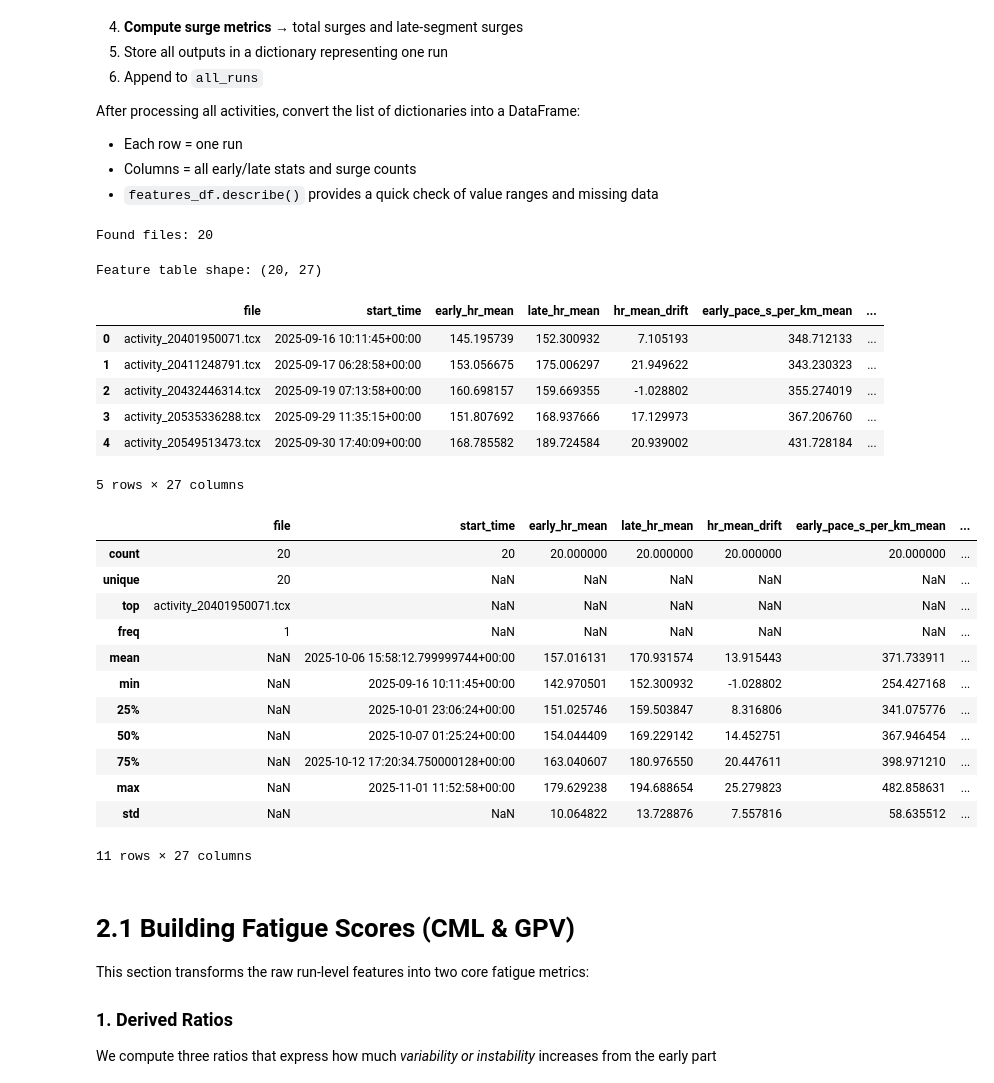
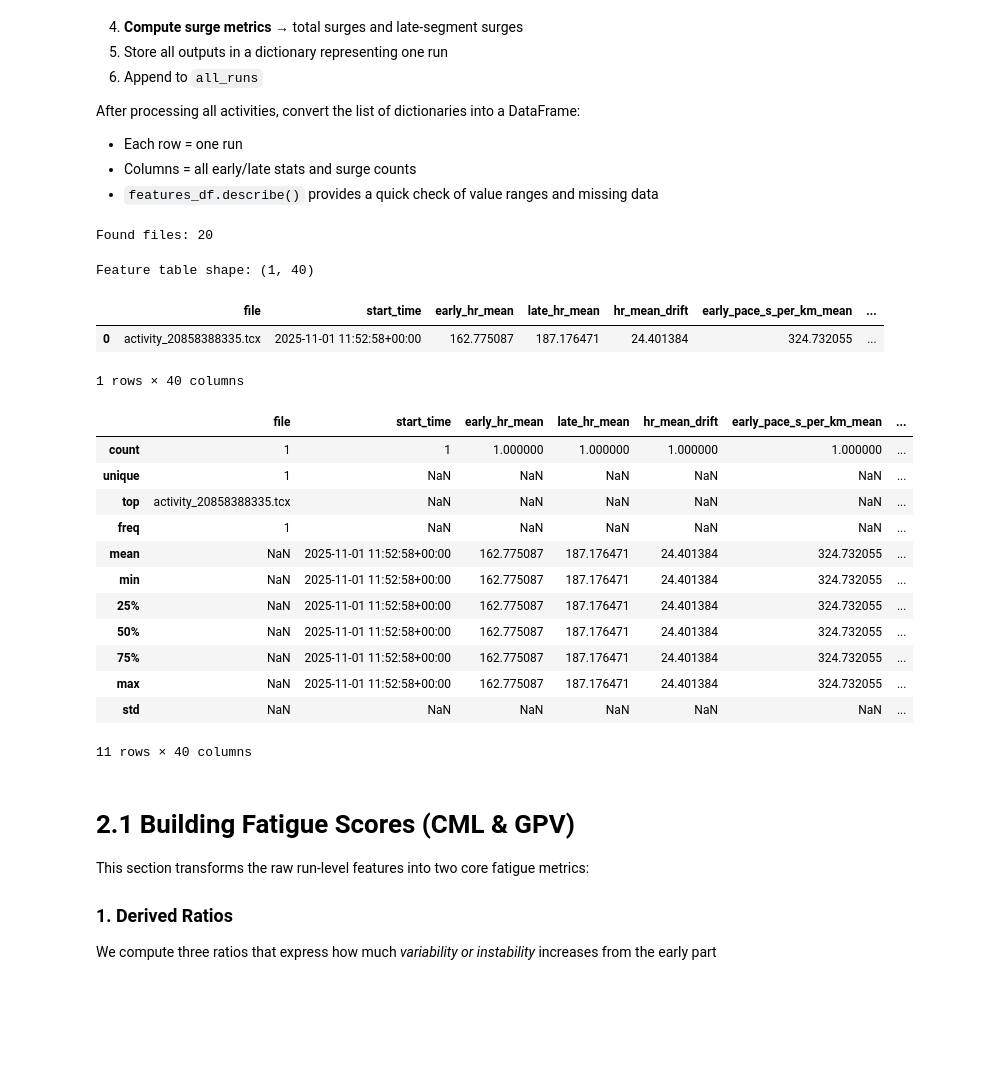
Before and after one commit to hannadmochowska/fatigue-detector, a Jupyter notebook: src/analysis_notebook.ipynb, the cells around one changed output. Saved outputs shown, nothing was run; the diff lists cells and outputs as text; code cells hidden in the pictures; blank space fills up the shorter version.

Commit message:
intervals/easy

```diff
--- a/src/analysis_notebook.ipynb
+++ b/src/analysis_notebook.ipynb
@@ -106,6 +109,7 @@ from features import (
     compute_early_late_features,
     compute_surge_features,
     compute_terrain_features,
+    compute_neuro_features,
 )
 
 data_dir = Path("../data/raw")
@@ -118,63 +122,64 @@ for fp in files:
     # 1. load raw TCX
     df_raw = parse_tcx(fp)
 
-    # 2. resample to 1 Hz
+    # 2. resample to 1 Hz (adds terrain columns, elapsed_s, etc.)
     df_1s = resample_to_1s(df_raw)
 
     # basic metadata for this run
     run_start = df_raw["time"].iloc[0]
 
     feats = {
         "file": fp.name,
         "start_time": run_start,
     }
 
-    # 3. early/late features (pace/HR/cadence drift + CVs, etc.)
+    # 3. early/late fatigue metrics
     feats.update(compute_early_late_features(df_1s))
 
     # 4. surge metrics
     feats.update(compute_surge_features(df_1s))
 
-    # 5. terrain / hills / elevation-based metrics (incl. flat-only drifts)
+    # 5. terrain metrics
     feats.update(compute_terrain_features(df_1s))
 
-    all_runs.append(feats)
+    # 6. neuro / control / session-summary metrics
+    feats.update(compute_neuro_features(df_1s))
+    from features import compute_interval_pattern_features
+
+feats.update(compute_interval_pattern_features(df_1s))
+
+
+all_runs.append(feats)
 
 # build final feature table
 features_df = (
     pd.DataFrame(all_runs)
     .sort_values("start_time")
     .reset_index(drop=True)
 )
 
 print("Feature table shape:", features_df.shape)
 display(features_df.head())
-
-# quick check of ranges and missing data
 features_df.describe(include="all")
 # %% [output]
 Found files: 20
-Feature table shape: (20, 27)
+Feature table shape: (1, 40)
 |  | file | start_time | early_hr_mean | late_hr_mean | hr_mean_drift | early_pace_s_per_km_mean | ... |
-| 0 | activity_20401950071.tcx | 2025-09-16 10:11:45+00:00 | 145.195739 | 152.300932 | 7.105193 | 348.712133 | ... |
-| 1 | activity_20411248791.tcx | 2025-09-17 06:28:58+00:00 | 153.056675 | 175.006297 | 21.949622 | 343.230323 | ... |
-| 2 | activity_20432446314.tcx | 2025-09-19 07:13:58+00:00 | 160.698157 | 159.669355 | -1.028802 | 355.274019 | ... |
-| 3 | activity_20535336288.tcx | 2025-09-29 11:35:15+00:00 | 151.807692 | 168.937666 | 17.129973 | 367.206760 | ... |
-| 4 | activity_20549513473.tcx | 2025-09-30 17:40:09+00:00 | 168.785582 | 189.724584 | 20.939002 | 431.728184 | ... |
+| 0 | activity_20858388335.tcx | 2025-11-01 11:52:58+00:00 | 162.775087 | 187.176471 | 24.401384 | 324.732055 | ... |
-5 rows × 27 columns
+1 rows × 40 columns
 |  | file | start_time | early_hr_mean | late_hr_mean | hr_mean_drift | early_pace_s_per_km_mean | ... |
-| count | 20 | 20 | 20.000000 | 20.000000 | 20.000000 | 20.000000 | ... |
-| unique | 20 | NaN | NaN | NaN | NaN | NaN | ... |
-| top | activity_20401950071.tcx | NaN | NaN | NaN | NaN | NaN | ... |
+| count | 1 | 1 | 1.000000 | 1.000000 | 1.000000 | 1.000000 | ... |
+| unique | 1 | NaN | NaN | NaN | NaN | NaN | ... |
+| top | activity_20858388335.tcx | NaN | NaN | NaN | NaN | NaN | ... |
 | freq | 1 | NaN | NaN | NaN | NaN | NaN | ... |
-| mean | NaN | 2025-10-06 15:58:12.799999744+00:00 | 157.016131 | 170.931574 | 13.915443 | 371.733911 | ... |
-| min | NaN | 2025-09-16 10:11:45+00:00 | 142.970501 | 152.300932 | -1.028802 | 254.427168 | ... |
-| 25% | NaN | 2025-10-01 23:06:24+00:00 | 151.025746 | 159.503847 | 8.316806 | 341.075776 | ... |
-| 50% | NaN | 2025-10-07 01:25:24+00:00 | 154.044409 | 169.229142 | 14.452751 | 367.946454 | ... |
-| 75% | NaN | 2025-10-12 17:20:34.750000128+00:00 | 163.040607 | 180.976550 | 20.447611 | 398.971210 | ... |
-| max | NaN | 2025-11-01 11:52:58+00:00 | 179.629238 | 194.688654 | 25.279823 | 482.858631 | ... |
-| std | NaN | NaN | 10.064822 | 13.728876 | 7.557816 | 58.635512 | ... |
+| mean | NaN | 2025-11-01 11:52:58+00:00 | 162.775087 | 187.176471 | 24.401384 | 324.732055 | ... |
+| min | NaN | 2025-11-01 11:52:58+00:00 | 162.775087 | 187.176471 | 24.401384 | 324.732055 | ... |
+| 25% | NaN | 2025-11-01 11:52:58+00:00 | 162.775087 | 187.176471 | 24.401384 | 324.732055 | ... |
+| 50% | NaN | 2025-11-01 11:52:58+00:00 | 162.775087 | 187.176471 | 24.401384 | 324.732055 | ... |
+| 75% | NaN | 2025-11-01 11:52:58+00:00 | 162.775087 | 187.176471 | 24.401384 | 324.732055 | ... |
+| max | NaN | 2025-11-01 11:52:58+00:00 | 162.775087 | 187.176471 | 24.401384 | 324.732055 | ... |
+| std | NaN | NaN | NaN | NaN | NaN | NaN | ... |
-11 rows × 27 columns
+11 rows × 40 columns
 # %% [markdown]
 # 2.1 Building Fatigue Scores (CML & GPV)
 
```
Also changed, not shown: parts of 17 cells of this notebook, 3 other files.
